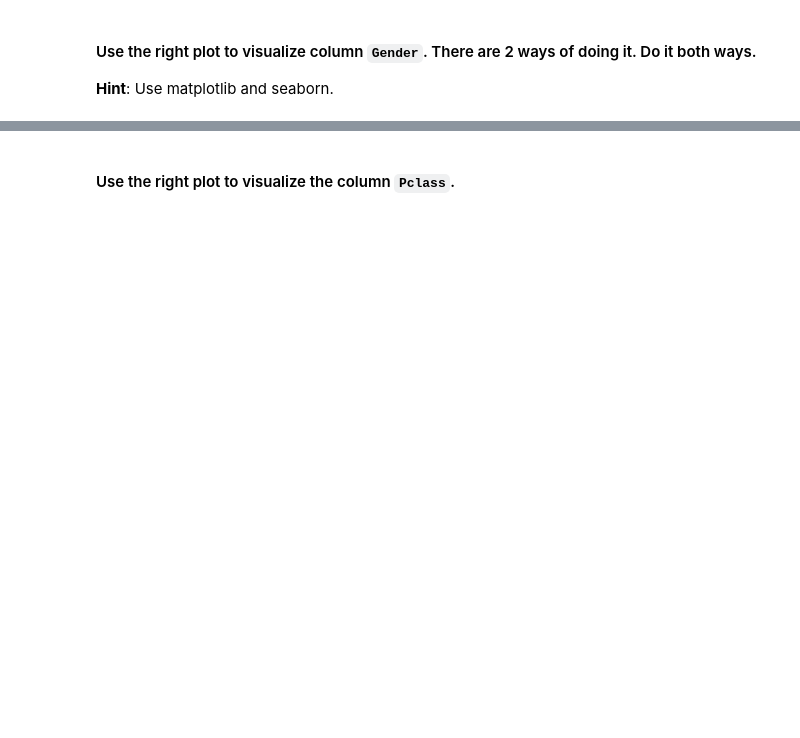
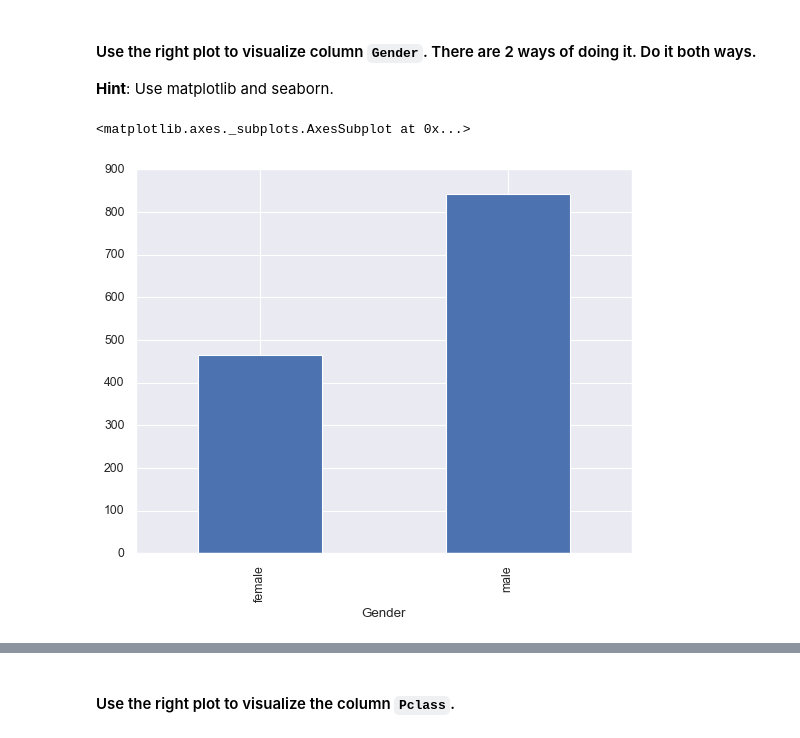
Before and after one commit to miquelpetit/lab-matplotlib-seaborn, a Jupyter notebook: your-code/main.ipynb, the cells around one changed output, grey strips where cells are left out. Saved outputs shown, nothing was run; the diff lists cells and outputs as text; code cells hidden in the pictures; blank space fills up the shorter version.

```diff
--- a/your-code/main.ipynb
+++ b/your-code/main.ipynb
@@ -245,6 +257,10 @@ your comments here
 # %%
 # Method 1 - matplotlib
 # your code here
+titanic.groupby('Gender').count()['Age'].plot(kind='bar')
+# %% [output]
+<matplotlib.axes._subplots.AxesSubplot at 0x...>
+[figure, added]
 # %%
 # Method 2 - seaborn
 # your code here
```
Also changed, not shown: parts of 27 cells of this notebook.
